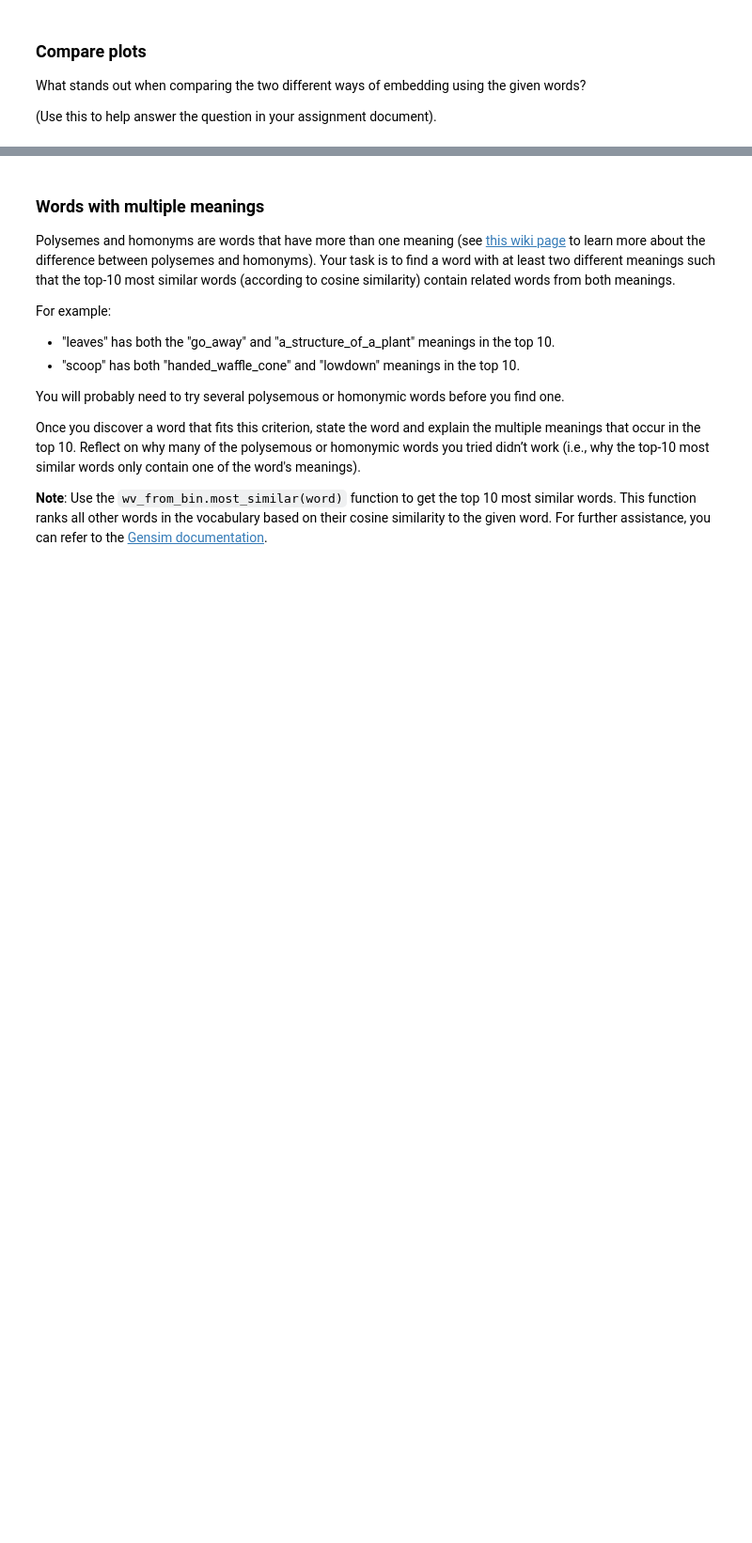
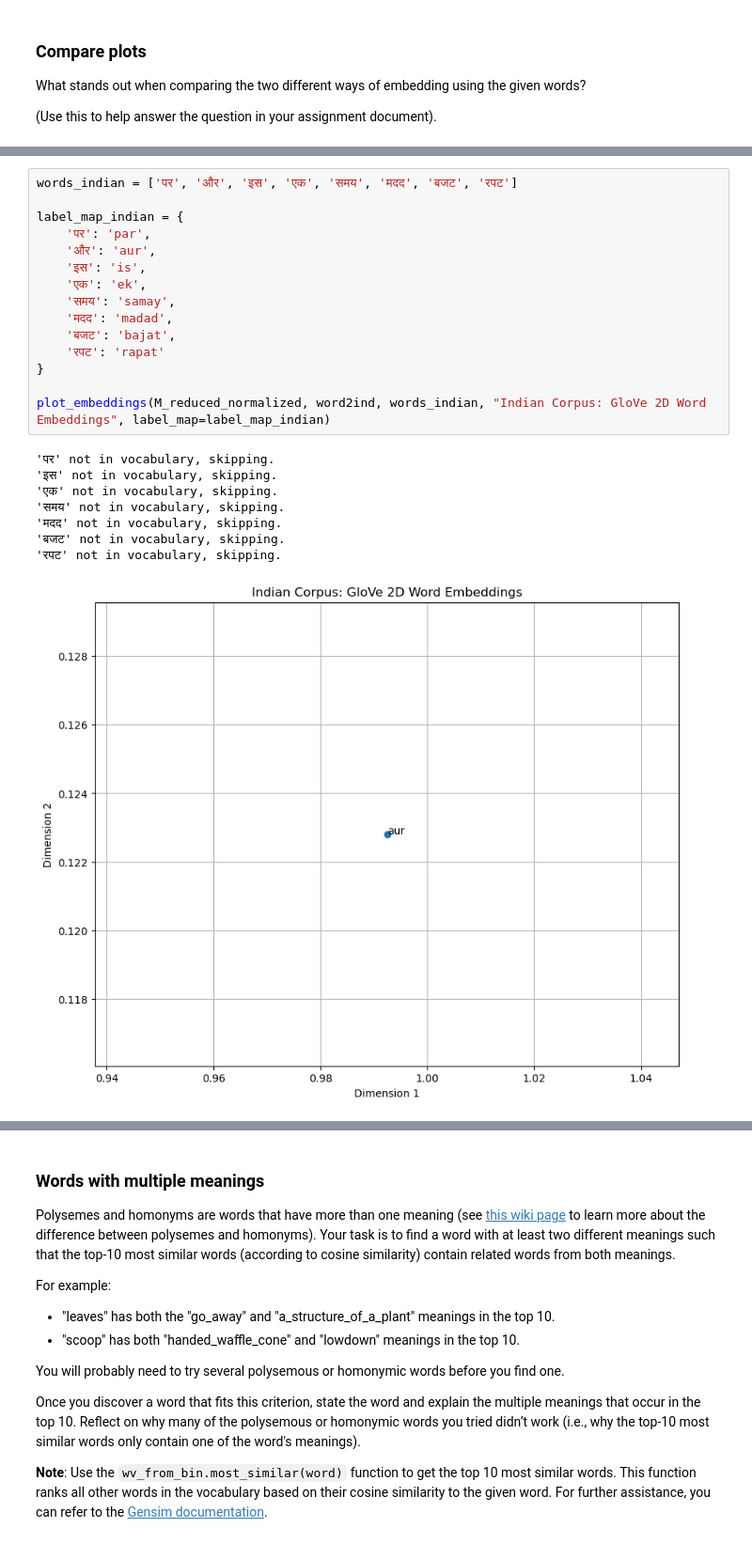
Before and after one commit to FieBergli/NLP_A2, a Jupyter notebook: NLP_2026_A2.ipynb, the cells around one changed output, grey strips where cells are left out. Shown at 94% size. Drawn from its saved outputs; the diff is of its cells as text; blank space fills up the shorter version.

```diff
--- a/NLP_2026_A2.ipynb
+++ b/NLP_2026_A2.ipynb
@@ -636,0 +632,24 @@ plot_embeddings(M_reduced_normalized, tokens)
+# %%
+words_indian = ['पर', 'और', 'इस', 'एक', 'समय', 'मदद', 'बजट', 'रपट']
+
+label_map_indian = {
+    'पर': 'par',
+    'और': 'aur',
+    'इस': 'is',
+    'एक': 'ek',
+    'समय': 'samay',
+    'मदद': 'madad',
+    'बजट': 'bajat',
+    'रपट': 'rapat'
+}
+
+plot_embeddings(M_reduced_normalized, word2ind, words_indian, "Indian Corpus: GloVe 2D Word Embeddings", label_map=label_map_indian)
+# %% [output]
+'पर' not in vocabulary, skipping.
+'इस' not in vocabulary, skipping.
+'एक' not in vocabulary, skipping.
+'समय' not in vocabulary, skipping.
+'मदद' not in vocabulary, skipping.
+'बजट' not in vocabulary, skipping.
+'रपट' not in vocabulary, skipping.
+[figure, added]
```
Also changed, not shown: parts of 22 cells of this notebook.
